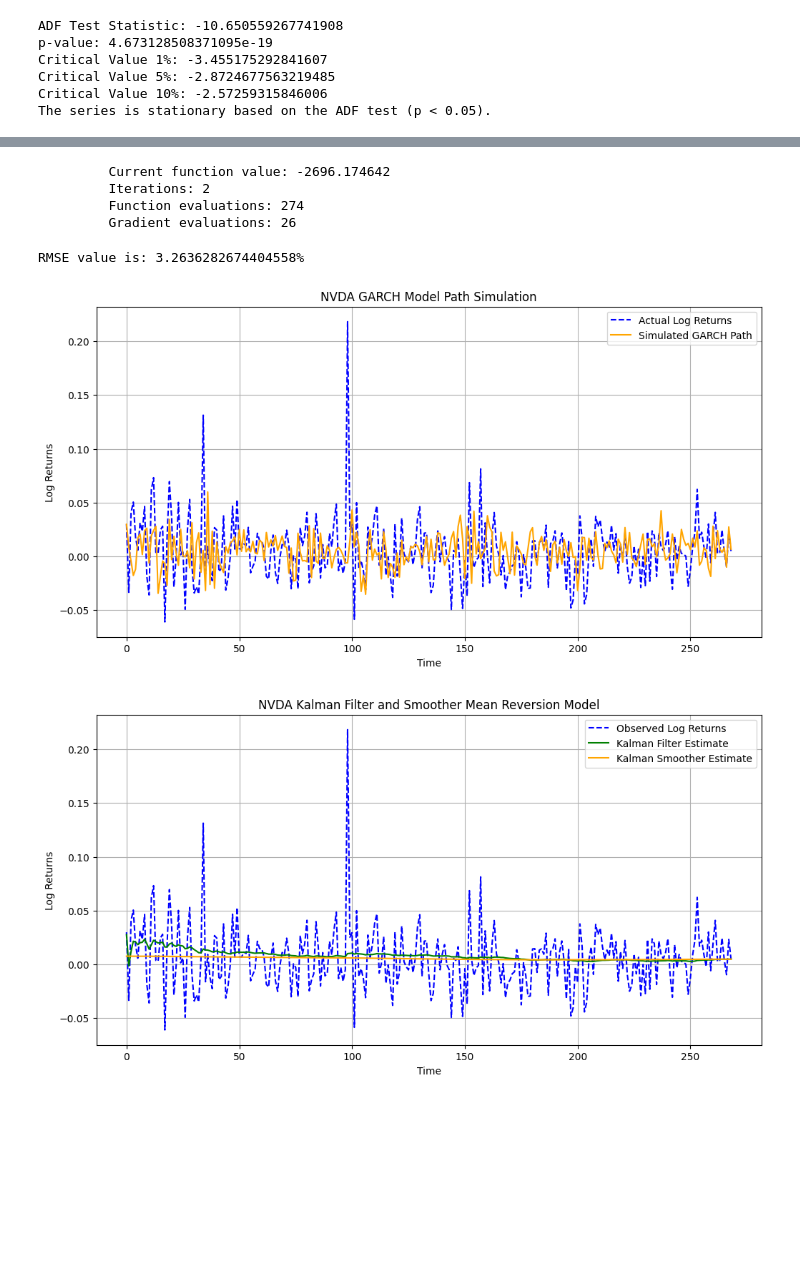
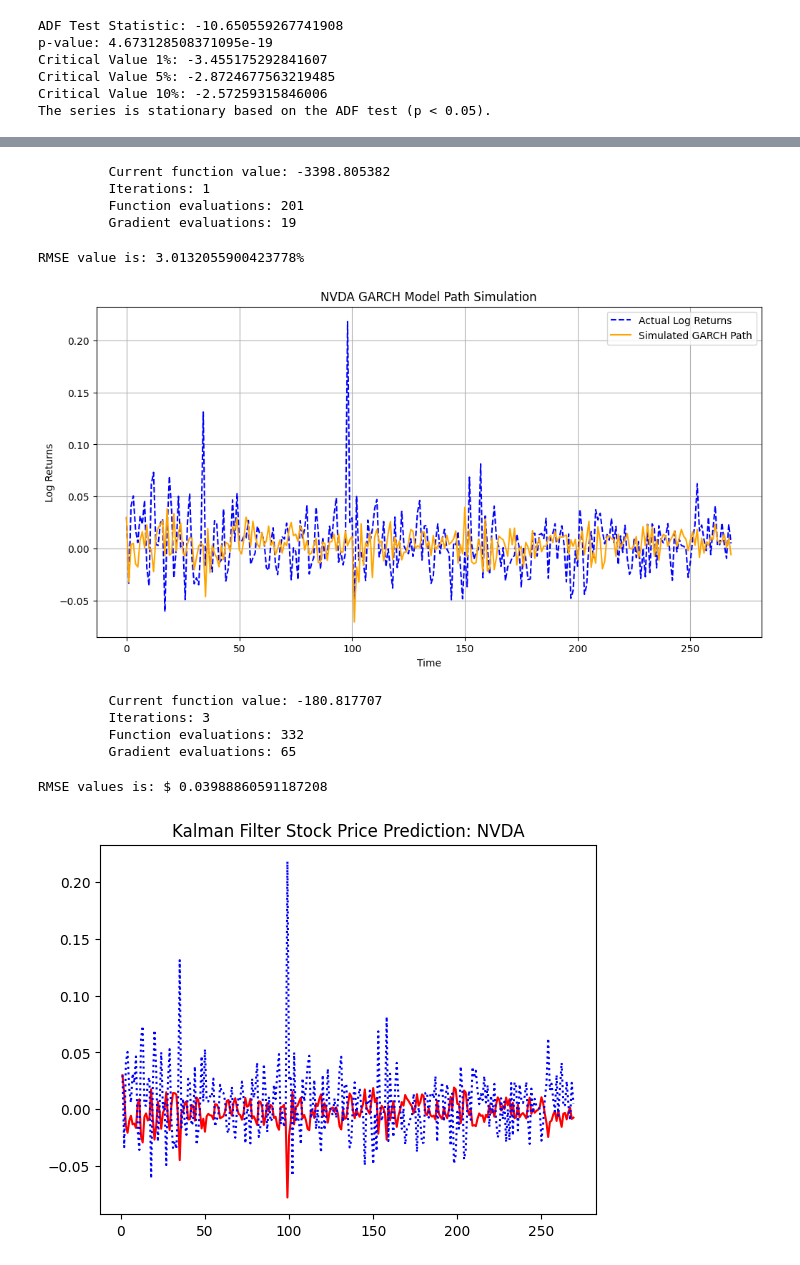
Before and after one commit to yfeng445/ENCP-6000, a Jupyter notebook: Amst/Assignment 2/Integration.ipynb, the cells around one changed output, grey strips where cells are left out. Saved outputs shown, nothing was run; the diff lists cells and outputs as text; code cells hidden in the pictures; blank space fills up the shorter version.

```diff
--- a/Amst/Assignment 2/Integration.ipynb
+++ b/Amst/Assignment 2/Integration.ipynb
@@ -28,8 +28,8 @@ stock['Log Returns'] = stock['Log Price'].diff()
 print(stock.head())  # Display the first few rows to verify
 
 # Extract the log returns as a numpy array and calculate the length
-returns_garch = stock['Log Returns'].dropna().values  # Drop any NaN values before use
-time_garch = len(returns_garch)  # Length of time series after dropping NaN values
+Y = stock['Log Returns'].dropna().values  # Drop any NaN values before use
+S = len(Y)  # Length of time series after dropping NaN values
 
 # Plot the closing prices and log returns for visual inspection
 plt.figure(figsize=(12, 6))
@@ -159,31 +159,31 @@ def garch_path(garch_params, *args):
     return path, sigma2
 # %%
 # Initial parameter guess
-param0 = np.array([np.mean(returns_garch), np.var(returns_garch) / 1600, 0.06, 0.78, 0.04, 0.82, 0.002, 0.92, 0.02])
+garch_param0 = np.array([np.mean(Y), np.var(Y) / 1600, 0.06, 0.78, 0.04, 0.82, 0.002, 0.92, 0.02])
 
 # Optimize parameters using maximum likelihood estimation
-results = minimize(garch, param0, method='BFGS', tol=1e-2, options={'disp': True})
-param_star = results.x  # Optimized parameters
+garch_results = minimize(garch, garch_param0, method='BFGS', tol=1e-2, options={'disp': True})
+garch_param_star = garch_results.x  # Optimized parameters
 # %% [output]
-         Current function value: -2696.174642
-         Iterations: 2
-         Function evaluations: 274
-         Gradient evaluations: 26
+         Current function value: -3398.805382
+         Iterations: 1
+         Function evaluations: 201
+         Gradient evaluations: 19
 # %%
 # Simulate the GARCH path using the optimized parameters
-simulated_garch_path, garch_variance_path = garch_path(param_star)
+simulated_garch_path, garch_variance_path = garch_path(garch_param_star)
 
 # Extract the simulated GARCH path for plotting and RMSE calculation
-Y_GARCH = [simulated_garch_path[t][0] for t in range(time_garch)]
+Y_GARCH = [simulated_garch_path[t][0] for t in range(S)]
 GARCH_prediction = list(Y_GARCH)
 
 # Calculate RMSE
-RMSE = np.sqrt(np.mean((np.array(GARCH_prediction) - np.array(returns_garch))**2))
+RMSE = np.sqrt(np.mean((np.array(GARCH_prediction) - np.array(Y))**2))
 print(f'RMSE value is: {RMSE*100}%')
 
 # Visualization of GARCH path
 plt.figure(figsize=(12, 6))
-plt.plot(returns_garch, label='Actual Log Returns', color='blue', linestyle='--')
+plt.plot(Y, label='Actual Log Returns', color='blue', linestyle='--')
 plt.plot(list(simulated_garch_path.values()), label='Simulated GARCH Path', color='orange')
 plt.title(f'{stock_symbol} GARCH Model Path Simulation')
 plt.xlabel('Time')
@@ -192,5 +192,5 @@ plt.legend(loc='upper right')
 plt.grid(True)
 plt.show()
 # %% [output]
-RMSE value is: 3.2636282674404558%
+RMSE value is: 3.0132055900423778%
-[figure, old version]
+[figure, new version]
@@ -252,22 +252,30 @@ smoothed_states, smoothed_variances = kalman_smoother(estimated_states, estimate
+# %%
+# Minimize Kalman filter likelihood function
+kalman_param0 = np.array([1.05, 0.96, np.var(Y) / 200, np.var(Y) / 100])
+kalman_results = minimize(kalman_filter, kalman_param0, method='BFGS', tol=1e-4, options={'disp': True})
+# %% [output]
+         Current function value: -180.817707
+         Iterations: 3
+         Function evaluations: 332
+         Gradient evaluations: 65
+# %%
+# Smooth and visualize the estimated path
+param_star = kalman_results.x
+path = kalman_smoother(param_star, Y, S)
+sorted_path = dict(sorted(path.items()))
+Y_kalmanFilter = sorted_path.values()
 # %%
 # Time vector for plotting
-S = len(observed_data)  # Assuming S represents the number of observations
-timevec = np.linspace(1, S, S)
+timevec = np.linspace(1,S,S)
+plt.title('Kalman Filter Stock Price Prediction: '+ stock_symbol)
+plt.plot(timevec, Y_kalmanFilter,'r',timevec, Y,'b:')
 
-# Title and Plot for Kalman Filter Predictions vs Actual Prices
-plt.figure(figsize=(12, 6))
-plt.title(f'Kalman Filter Stock Price Prediction: {stock_symbol}')
-plt.plot(timevec, estimated_states, 'r', label='Kalman Filter Predictions')
-plt.plot(timevec, observed_data, 'b:', label='Actual Prices')
-plt.legend()
-plt.xlabel('Days')
-plt.ylabel('Price')
+# Extracting the dictionary values into a list (in the same order as keys)
+kalman_values = list(Y_kalmanFilter)
 
 # Calculate RMSE
-kalman_values = list(estimated_states)
-RMSE = np.sqrt(np.mean((np.array(kalman_values) - observed_data) ** 2))
-print('RMSE value is: $', RMSE)
-
-plt.show()
+RMSE = np.sqrt(np.mean((np.array(kalman_values) - np.array(Y))**2))
+print('RMSE values is: $', RMSE)
 # %% [output]
+RMSE values is: $ 0.03988860591187208
-[figure, old version]
+[figure, new version]
```
Also changed, not shown: parts of 11 cells of this notebook, 1 other file.
